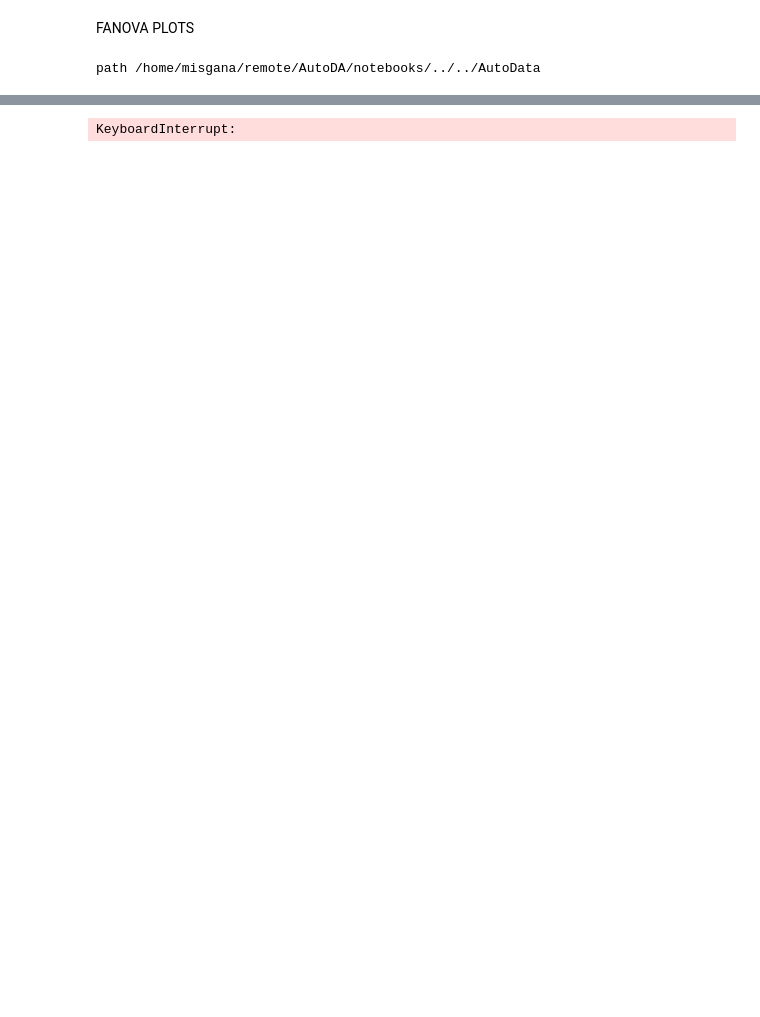
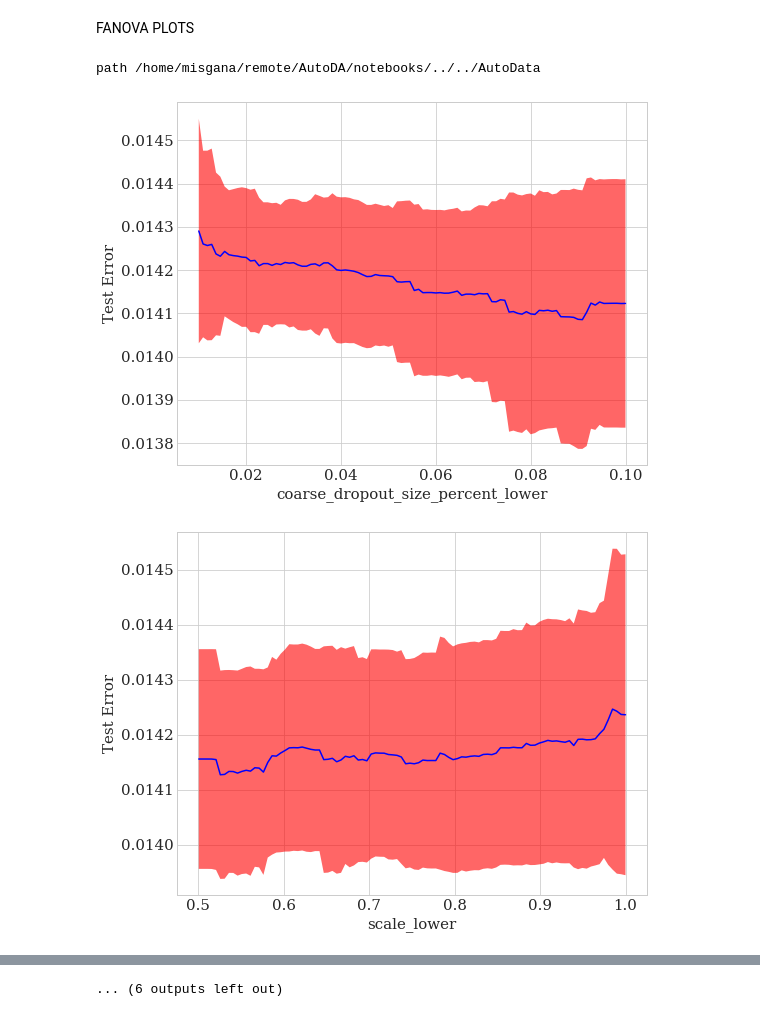
Before and after one commit to zemovi/AutoDA, a Jupyter notebook: notebooks/fanova.ipynb, the cells around one changed output, grey strips where cells are left out. Drawn from its saved outputs; the diff is of its cells as text; code cells hidden in the pictures; blank space fills up the shorter version.

```diff
--- a/notebooks/fanova.ipynb
+++ b/notebooks/fanova.ipynb
@@ -73,32 +73,36 @@ def read_data(dataset, benchmark="AlexNet", marker="random"):
                 #print(json_content)
             #print(data)
         return data
     data= read_files(filenames=filenames)
     return data
-results = read_data(dataset="cifar10", benchmark="AlexNet")
+
+results = read_data(dataset="mnist", benchmark="LeNet")
 
 
 # FANOVA PLOTS
 X = []
 for c in results["configs"]:
     vec = []
     for j, k in enumerate(order):
         if c[k] is not None:
             vec.append(c[k])
 
         else:
             vec.append(0)
     X.append(vec)
 X = np.array(X)
 y = results["test_error"]
 
 f = fANOVA(X, y)
-vis = visualizer.Visualizer(f, f.cs)
+output_directory = path_join(path, "plots/fanova/mnist")
+vis = visualizer.Visualizer(f, f.cs, directory=output_directory)
 
 for i in range(len(order)):
     plt = vis.plot_marginal(i, show=False)
     plt.xlabel(order[i])
     plt.ylabel("Test Error")
     plt.show()
 # %% [output]
 path /home/misgana/remote/AutoDA/notebooks/../../AutoData
+[figure, added]
+[figure, added]
@@ -105 +118 @@ path /home/misgana/remote/AutoDA/notebooks/../../AutoData
-KeyboardInterrupt:
+... (6 outputs left out)
```
Also changed, not shown: parts of 2 cells of this notebook, 3 other files.
